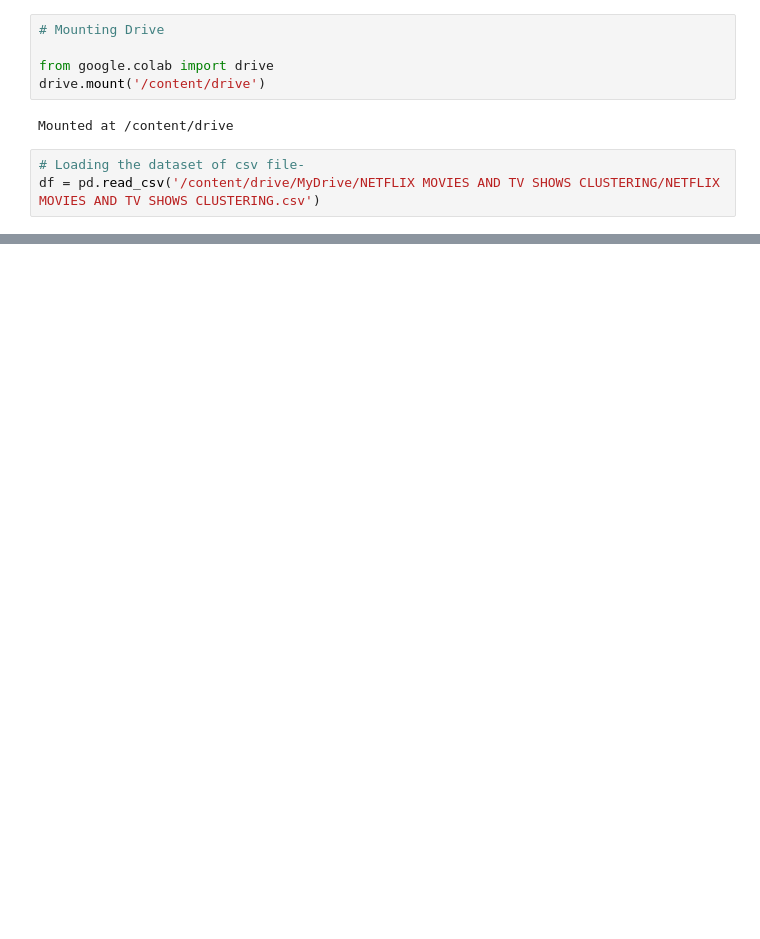
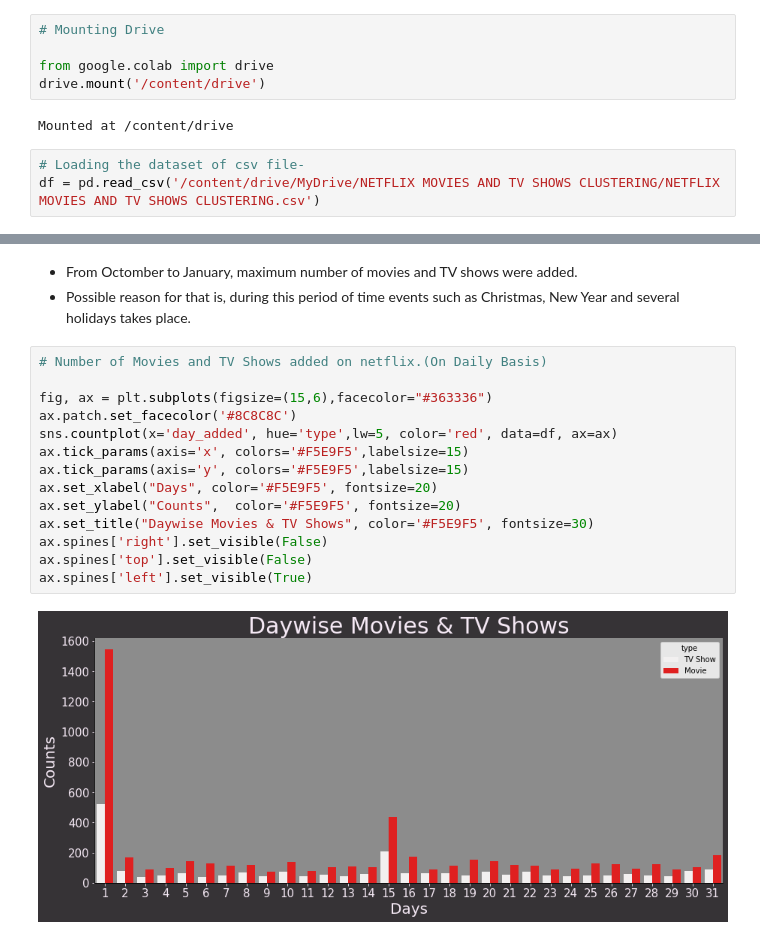
Before and after one commit to kunikagupta27/NETFLIX_MOVIES_AND_TV_SHOWS_CLUSTERING, a Jupyter notebook: NETFLIX_MOVIES_AND_TV_SHOWS_CLUSTERING.ipynb, the cells around one changed output, grey strips where cells are left out. Drawn from its saved outputs; the diff is of its cells as text; blank space fills up the shorter version.

```diff
--- a/NETFLIX_MOVIES_AND_TV_SHOWS_CLUSTERING.ipynb
+++ b/NETFLIX_MOVIES_AND_TV_SHOWS_CLUSTERING.ipynb
@@ -144,0 +303,19 @@ dtype: int64
+# %% [markdown]
+* From Octomber to January, maximum number of movies and TV shows were added.
+* Possible reason for that is, during this period of time events such as Christmas, New Year and several holidays takes place.
+# %%
+# Number of Movies and TV Shows added on netflix.(On Daily Basis)
+
+fig, ax = plt.subplots(figsize=(15,6),facecolor="#363336")
+ax.patch.set_facecolor('#8C8C8C')
+sns.countplot(x='day_added', hue='type',lw=5, color='red', data=df, ax=ax)
+ax.tick_params(axis='x', colors='#F5E9F5',labelsize=15)
+ax.tick_params(axis='y', colors='#F5E9F5',labelsize=15)
+ax.set_xlabel("Days", color='#F5E9F5', fontsize=20)
+ax.set_ylabel("Counts",  color='#F5E9F5', fontsize=20)
+ax.set_title("Daywise Movies & TV Shows", color='#F5E9F5', fontsize=30)
+ax.spines['right'].set_visible(False)
+ax.spines['top'].set_visible(False)
+ax.spines['left'].set_visible(True)
+# %% [output]
+[figure, added]
```
Also changed, not shown: parts of 39 cells of this notebook.
